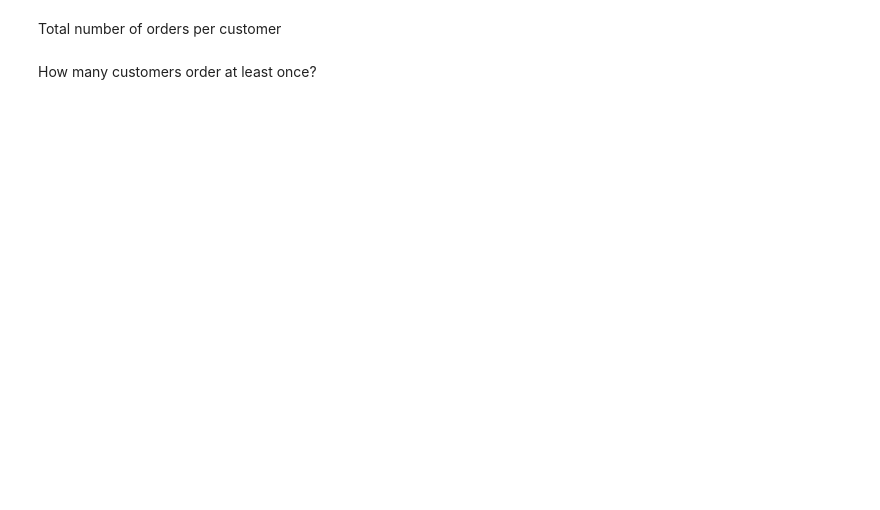
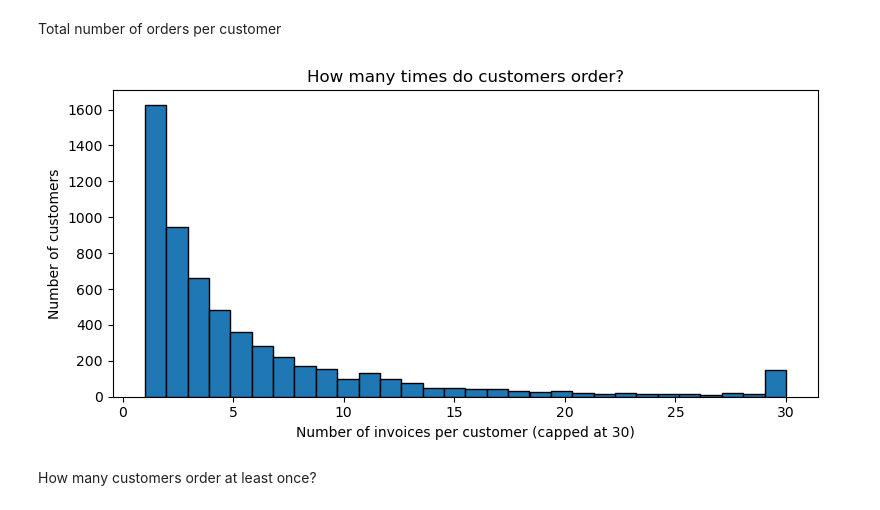
Before and after one commit to erminaashraf/wholesale-reorder-prediction, a Jupyter notebook: reorder_prediction.ipynb, the cells around one changed output. Drawn from its saved outputs; the diff is of its cells as text; code cells hidden in the pictures; blank space fills up the shorter version.

```diff
--- a/reorder_prediction.ipynb
+++ b/reorder_prediction.ipynb
@@ -59,20 +170,25 @@ plt.show()
 # %% [markdown]
 Total number of orders per customer
 # %%
+cust_orders = (
+    df.groupby('Customer ID')['Invoice']
+      .nunique()
+      .reset_index(name='n_invoices')
+)
 cust_orders['n_invoices_capped'] = cust_orders['n_invoices'].clip(upper=30)
-
 plt.figure(figsize=(8, 4))
 plt.hist(
     cust_orders['n_invoices_capped'],
     bins=30,
     edgecolor='black',
-    color='purple'     # make bars purple
 )
 plt.xlabel('Number of invoices per customer (capped at 30)')
 plt.ylabel('Number of customers')
 plt.title('How many times do customers order?')
 plt.tight_layout()
 plt.show()
+# %% [output]
+[figure, added]
 # %% [markdown]
 How many customers order at least once?
 # %%
```
Also changed, not shown: parts of 48 cells of this notebook.
